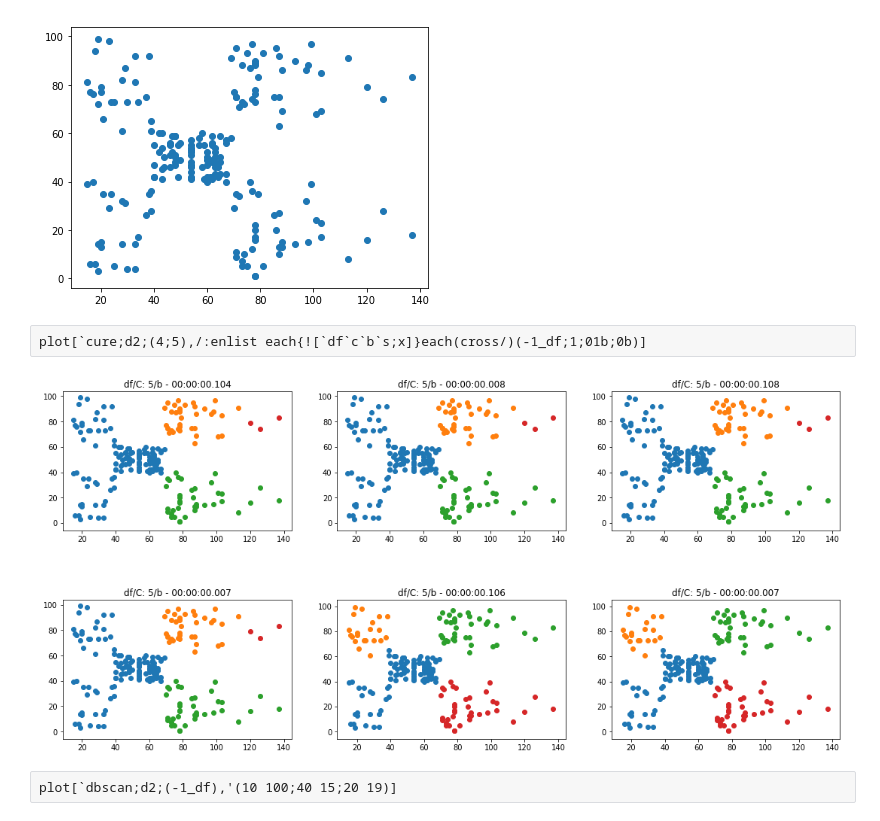
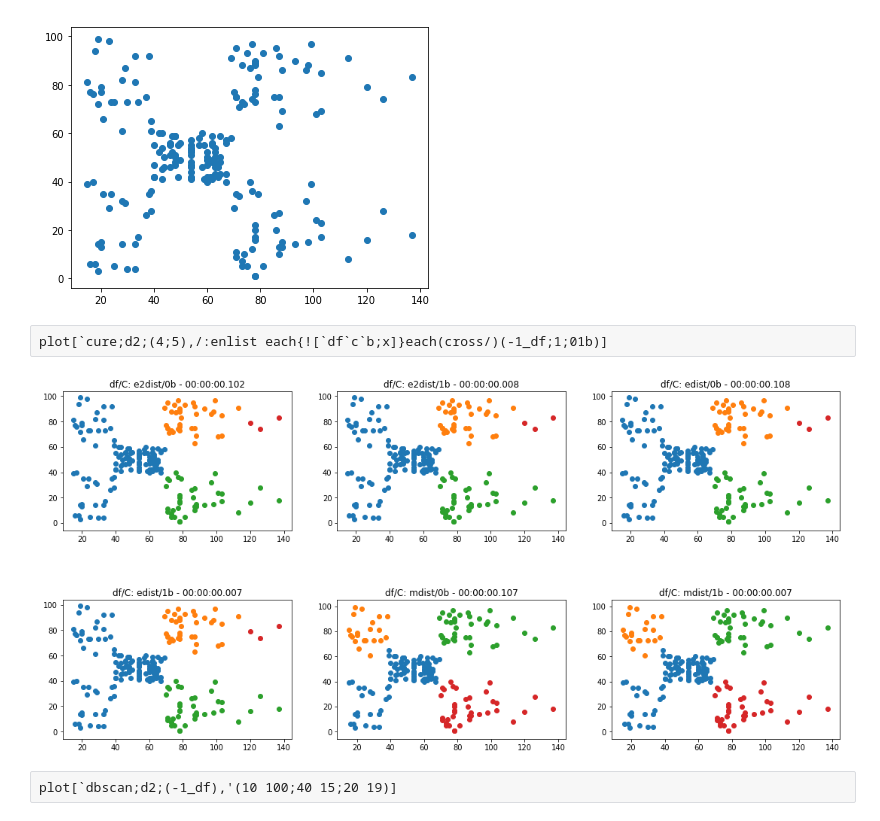
Before and after one commit to KxSystems/ml, a Jupyter notebook: clust/notebooks/clustering.ipynb, the cells around one changed output. Saved outputs shown, nothing was run; the diff lists cells and outputs as text.

```diff
--- a/clust/notebooks/clustering.ipynb
+++ b/clust/notebooks/clustering.ipynb
@@ -61,9 +61,9 @@ plt[`:show][];
 # %% [output]
 [figure]
 # %%
-plot[`cure;d2;(4;5),/:enlist each{![`df`c`b`s;x]}each(cross/)(-1_df;1;01b;0b)]
+plot[`cure;d2;(4;5),/:enlist each{![`df`c`b;x]}each(cross/)(-1_df;1;01b)]
 # %% [output]
-[figure, old version]
+[figure, new version]
 # %%
 plot[`dbscan;d2;(-1_df),'(10 100;40 15;20 19)]
 # %% [output]
```
Also changed, not shown: parts of 4 cells of this notebook, 4 other files.
